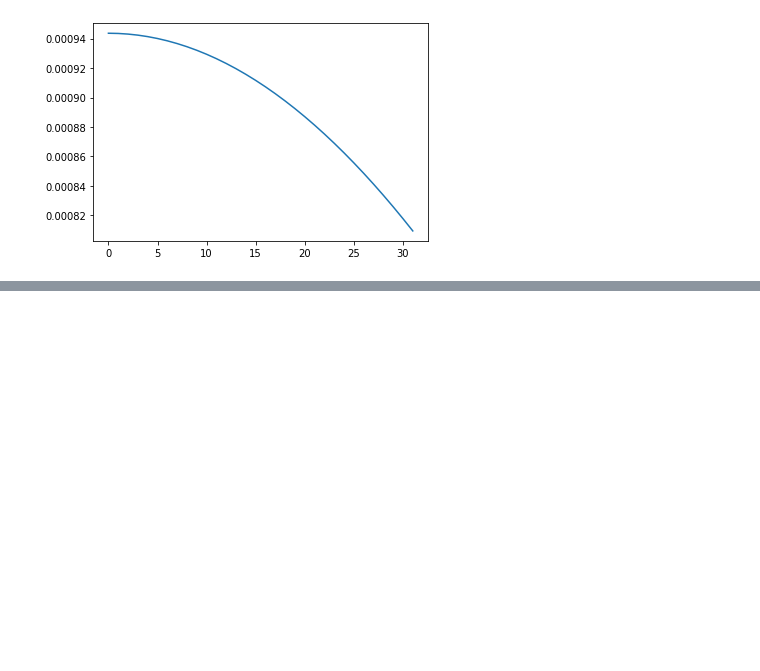
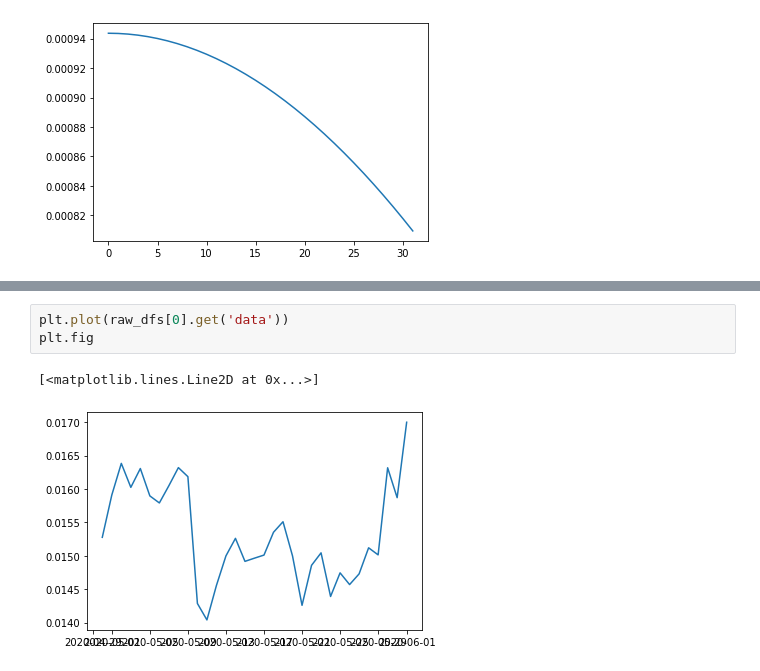
Before and after one commit to Peter-Paul/wallstreet-forecast, a Jupyter notebook: analytics/crypto/DCT SIGNALS/jan-jun.ipynb, the cells around one changed output, grey strips where cells are left out. Cells and saved outputs as stored; diff of their text form; blank space fills up the shorter version.

```diff
--- a/analytics/crypto/DCT SIGNALS/jan-jun.ipynb
+++ b/analytics/crypto/DCT SIGNALS/jan-jun.ipynb
@@ -201,0 +227,6 @@ plt.plot(signals[0][3])
+# %%
+plt.plot(raw_dfs[0].get('data'))
+plt.fig
+# %% [output]
+[<matplotlib.lines.Line2D at 0x...>]
+[figure, added]
```
Also changed, not shown: parts of 3 cells of this notebook, 9 other files.
